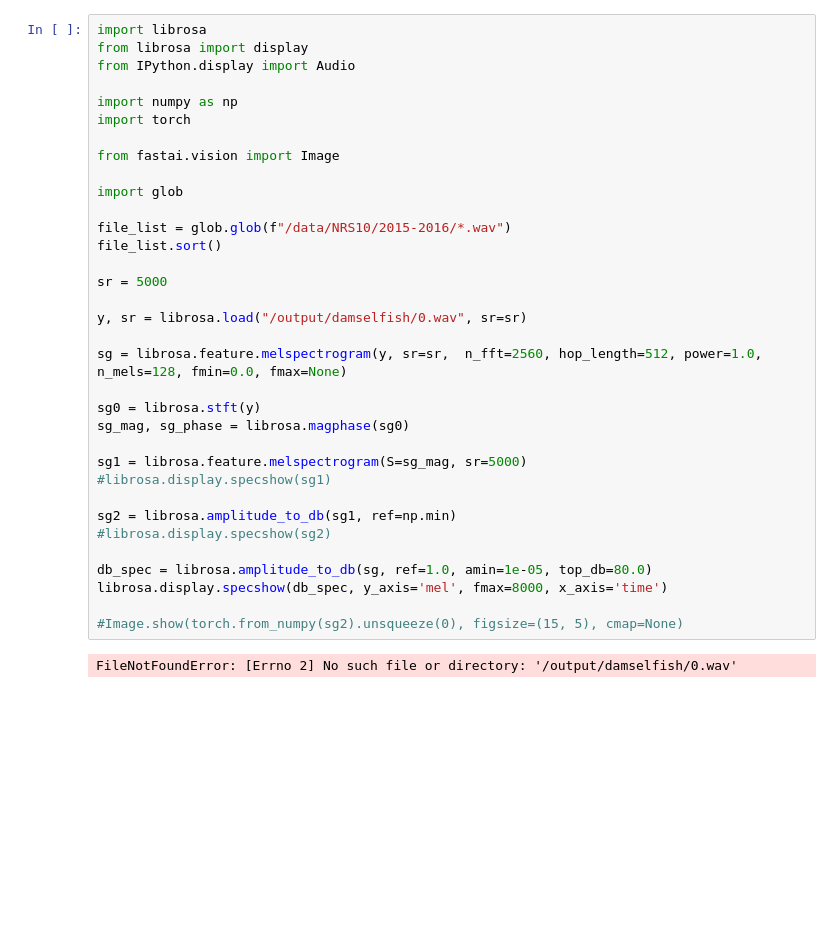
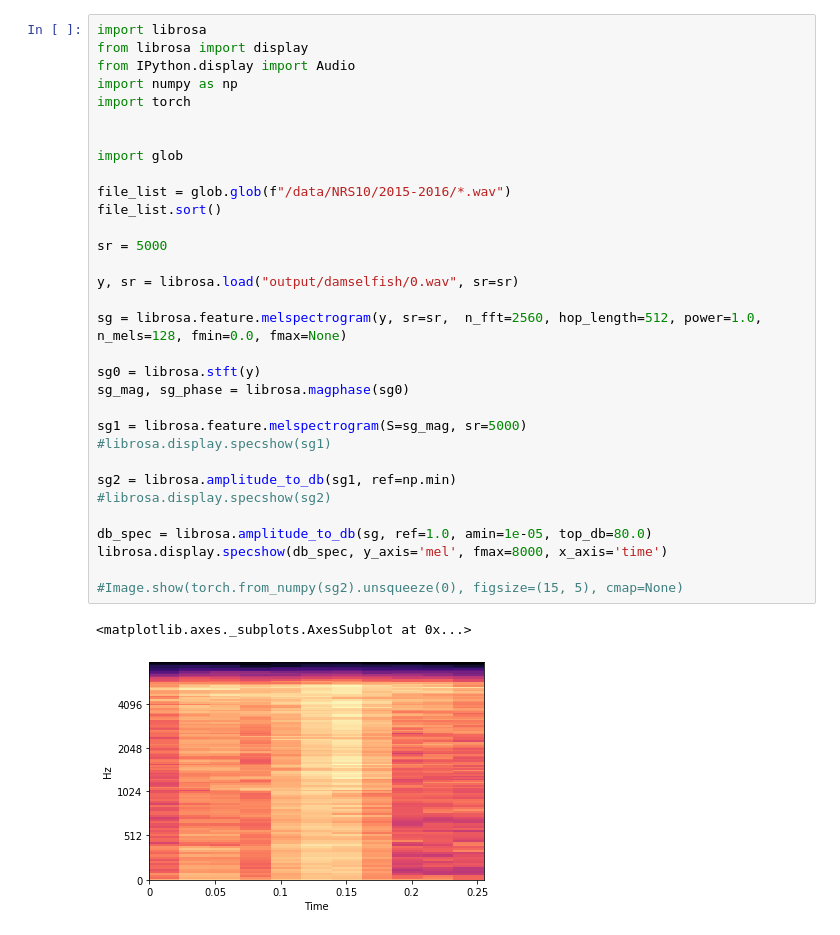
Before and after one commit to whoahbot/sonumator, a Jupyter notebook: notebook.ipynb, the cells around one changed output. Drawn from its saved outputs; the diff is of its cells as text; blank space fills up the shorter version.

```diff
--- a/notebook.ipynb
+++ b/notebook.ipynb
@@ -2,38 +2,37 @@
 import librosa
 from librosa import display
 from IPython.display import Audio
-
 import numpy as np
 import torch
 
-from fastai.vision import Image
 
 import glob
 
 file_list = glob.glob(f"/data/NRS10/2015-2016/*.wav")
 file_list.sort()
 
 sr = 5000
 
-y, sr = librosa.load("/output/damselfish/0.wav", sr=sr)
+y, sr = librosa.load("output/damselfish/0.wav", sr=sr)
 
 sg = librosa.feature.melspectrogram(y, sr=sr,  n_fft=2560, hop_length=512, power=1.0, n_mels=128, fmin=0.0, fmax=None)
 
 sg0 = librosa.stft(y)
 sg_mag, sg_phase = librosa.magphase(sg0)
 
 sg1 = librosa.feature.melspectrogram(S=sg_mag, sr=5000)
 #librosa.display.specshow(sg1)
 
 sg2 = librosa.amplitude_to_db(sg1, ref=np.min)
 #librosa.display.specshow(sg2)
 
 db_spec = librosa.amplitude_to_db(sg, ref=1.0, amin=1e-05, top_db=80.0)
 librosa.display.specshow(db_spec, y_axis='mel', fmax=8000, x_axis='time')
 
 #Image.show(torch.from_numpy(sg2).unsqueeze(0), figsize=(15, 5), cmap=None)
 # %% [output]
-FileNotFoundError: [Errno 2] No such file or directory: '/output/damselfish/0.wav'
+<matplotlib.axes._subplots.AxesSubplot at 0x...>
+[figure, added]
 # %%
 import glob
 
```
Also changed, not shown: parts of 12 cells of this notebook, 5 other files.
